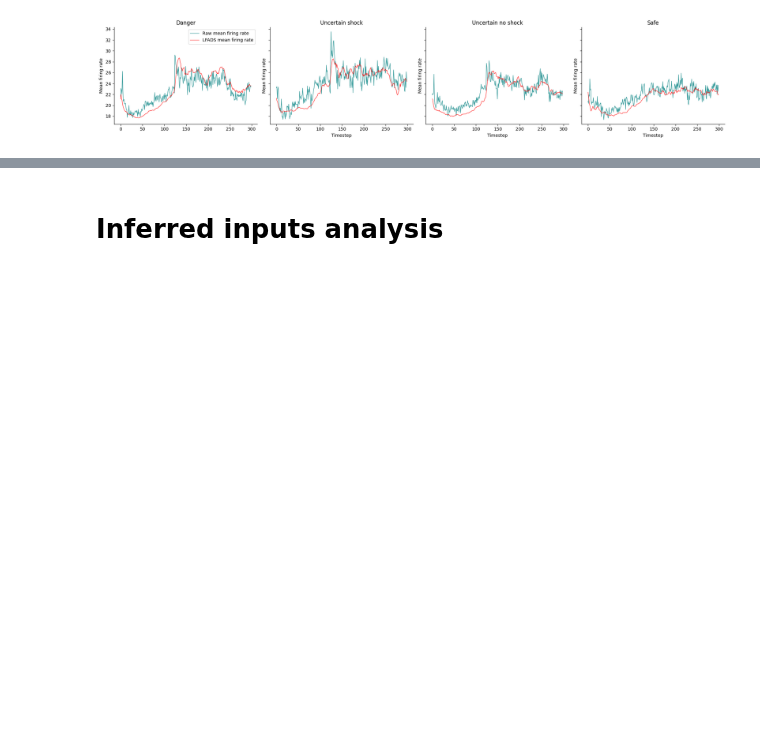
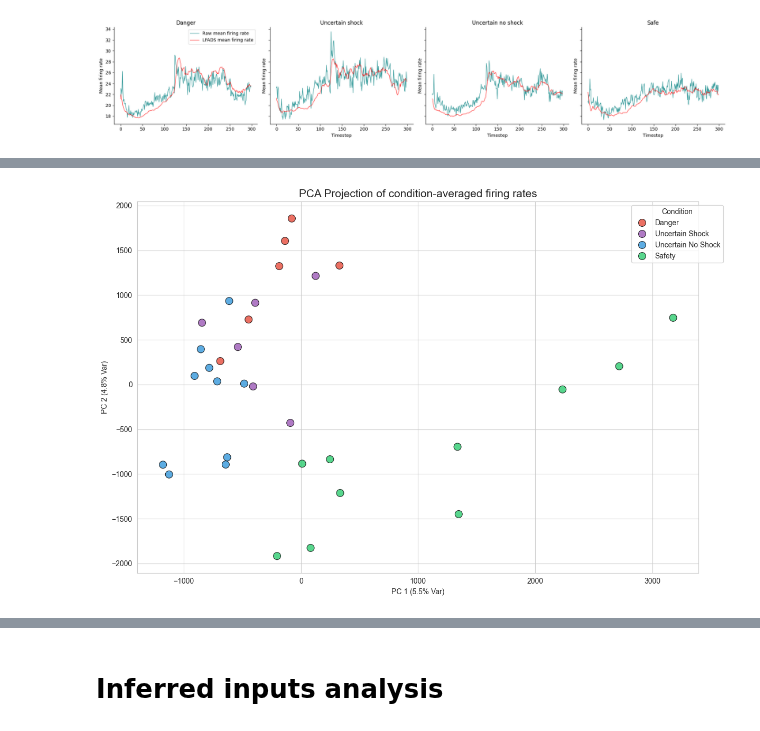
Before and after one commit to wkemilylau/iib_project_lfads, a Jupyter notebook: tutorials/multisession/pag-ctr-cropped-eval.ipynb, the cells around one changed output, grey strips where cells are left out. Cells and saved outputs as stored; diff of their text form; code cells hidden in the pictures; blank space fills up the shorter version.

```diff
--- a/tutorials/multisession/pag-ctr-cropped-eval.ipynb
+++ b/tutorials/multisession/pag-ctr-cropped-eval.ipynb
@@ -271,0 +272,4 @@ plot_tsne_factors(factors['PAG'])
+# %%
+plot_pca_stacked_inputs(spikes['PAG'], 'PCA Projection of condition-averaged firing rates')
+# %% [output]
+[figure, added]
```
Also changed, not shown: parts of 8 cells of this notebook, 8 other files.
